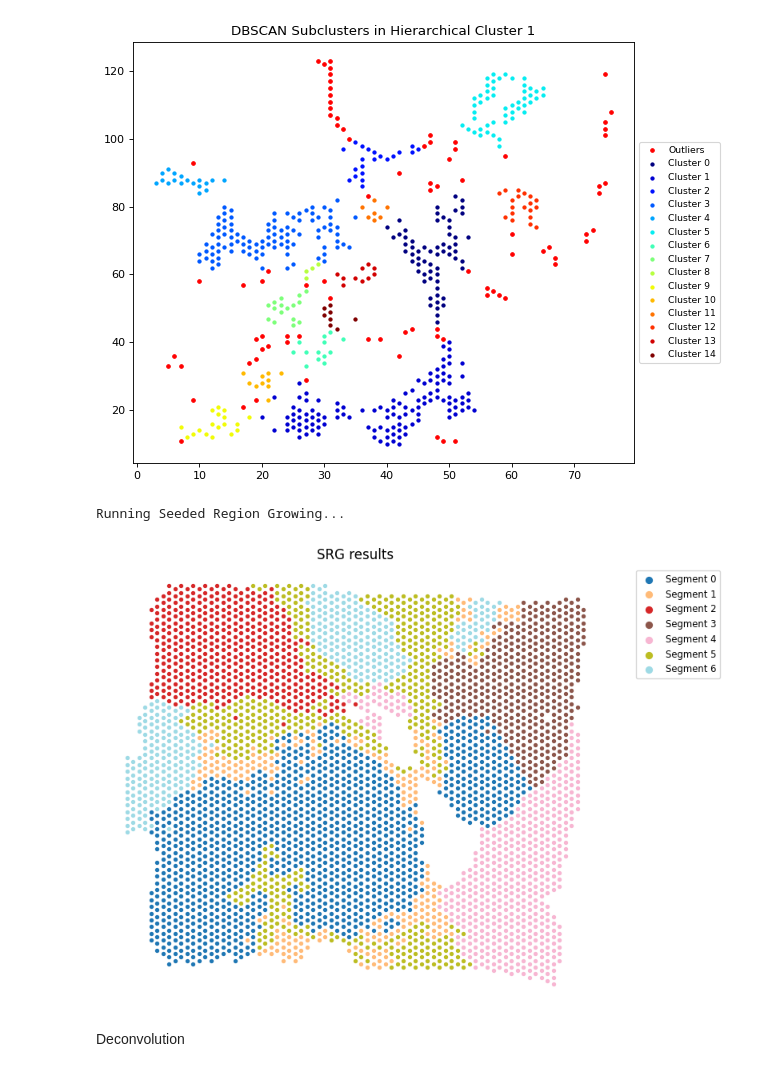
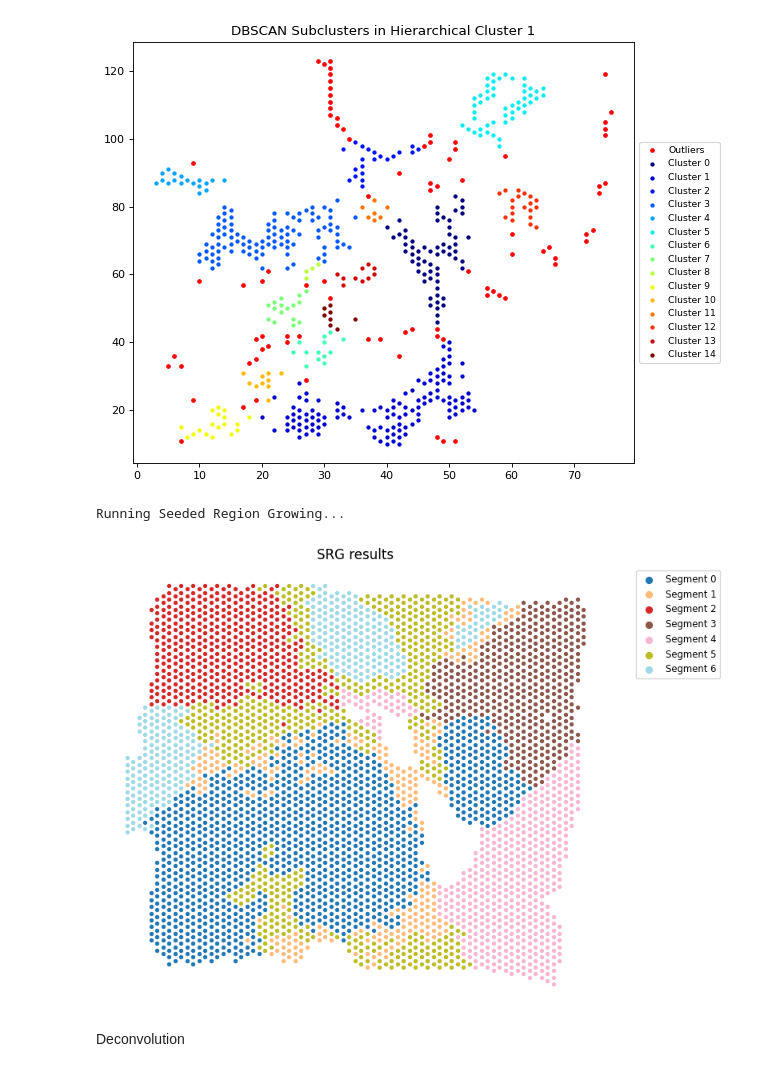
Before and after one commit to Qingyueee/DECLUST, a Jupyter notebook: tutorial.ipynb, the cells around one changed output. Drawn from its saved outputs; the diff is of its cells as text; code cells hidden in the pictures.

```diff
--- a/tutorial.ipynb
+++ b/tutorial.ipynb
@@ -8,5 +8,7 @@ sc_adata = sc.read_h5ad('data/sc_adata.h5ad')
 st_adata = sc.read_h5ad('data/st_adata.h5ad')
 st_adata.var_names_make_unique()
 sc_adata.var_names_make_unique()
+
+coords_df = st_adata.obs.rename(columns={'array_row': 'x', 'array_col': 'y'})[['x', 'y']]
 # %% [markdown]
 Data Preprocessing
@@ -23,0 +21,13 @@ sc_labels.to_csv('data/sc_labels.csv')
+# %%
+st_top_500_genes_df = st_adata[
+    :, dc.preprocessing.select_highly_variable_genes(st_adata, n_top_genes=500)
+].to_df()
+
+high_variable_common_genes = set(
+    dc.preprocessing.select_highly_variable_genes(st_adata, n_top_genes=5000)
+).intersection(sc_adata.var_names)
+
+sc_adata_overlapped = sc_adata[:, list(high_variable_common_genes)].copy()
+sc_labels = dc.preprocessing.extract_labels_from_scdata(
+    sc_adata_overlapped, celltype_col='celltype_major', sample_col='Patient'
+)
@@ -53,13 +56,13 @@ sc_adata_marker_h5ad = sc_adata[:, sc_adata.var_names.isin(sc_marker_gene.index)
 # %% [markdown]
 Clustering
 # %%
-hierarchical_results = dc.hierarchical.clustering(st_highly_variable_genes_df, coords)
+hierarchical_results_df = dc.hierarchical.clustering(st_top_500_genes_df, coords_df)
 # %% [output]
 Running Hierarchical Clustering...
 [figure]
 [figure]
 # %%
-dbscan_centers_df = dc.dbscan.clustering(hierarchical_results, coords, visualize=True)
+dbscan_centers_df = dc.dbscan.clustering(hierarchical_results_df, coords_df, visualize=True)
 # %% [output]
 Running DBSCAN clustering...
 [figure]
@@ -70,10 +73,10 @@ Running DBSCAN clustering...
 [figure]
 [figure]
 # %%
-label_df = dc.srg.clustering(dbscan_centers_df, coords, st_highly_variable_genes_df)
+srg_df = dc.srg.clustering(dbscan_centers_df, coords_df, st_top_500_genes_df)
 # %% [output]
 Running Seeded Region Growing...
-[figure, old version]
+[figure, new version]
 # %% [markdown]
 Deconvolution
 # %%
```
Also changed, not shown: parts of 14 cells of this notebook.
